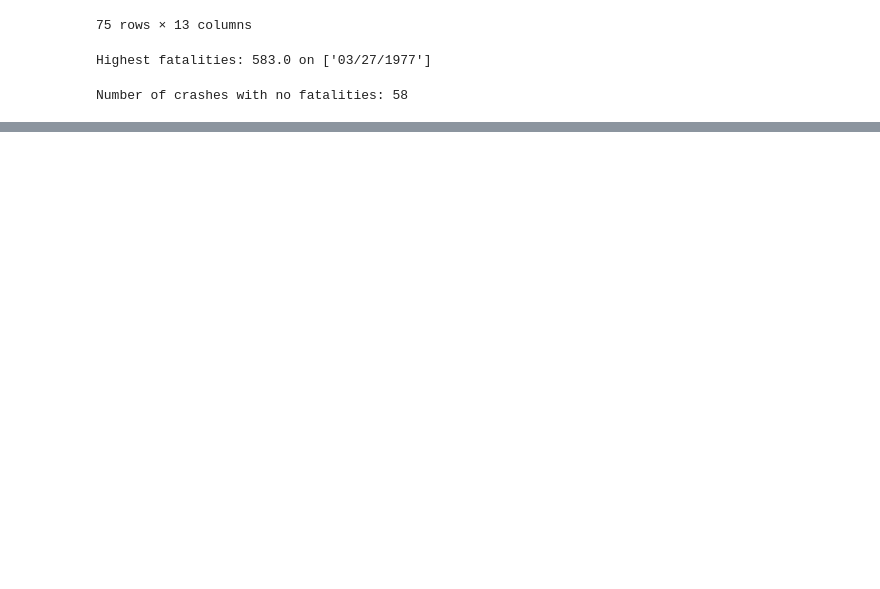
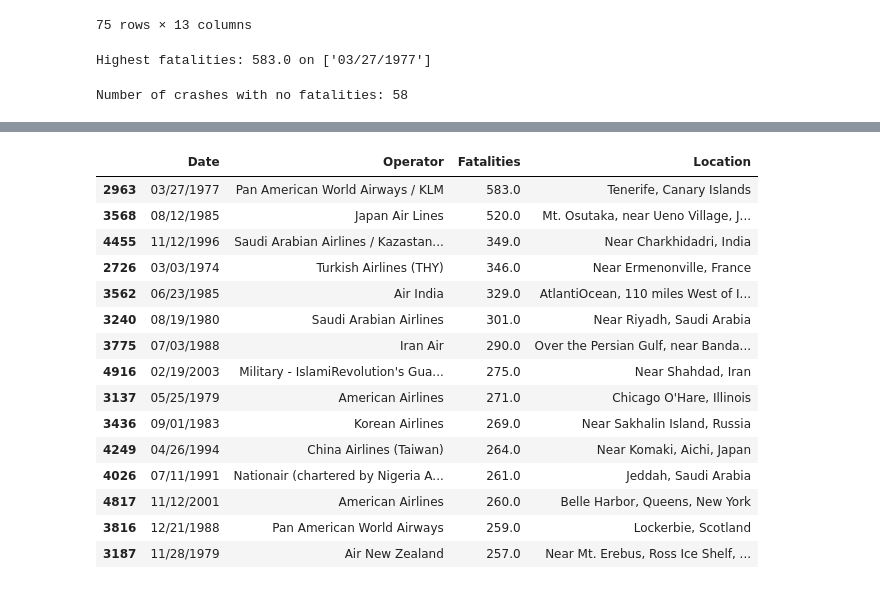
Before and after one commit to CodeWith-PeterBull/AI-RECAP-GROUP-VUlKAN-TASKS-2026, a Jupyter notebook: Data-Cleaning_Practical-Exercise-5/Airplane_Crashes_Data_Cleaning.ipynb, the cells around one changed output, grey strips where cells are left out. Cells and saved outputs as stored; diff of their text form; code cells hidden in the pictures; blank space fills up the shorter version.

```diff
--- a/Data-Cleaning_Practical-Exercise-5/Airplane_Crashes_Data_Cleaning.ipynb
+++ b/Data-Cleaning_Practical-Exercise-5/Airplane_Crashes_Data_Cleaning.ipynb
@@ -43,0 +66,21 @@ Number of crashes with no fatalities: 58
+# %%
+top_100_fatalities = fatality_locations.sort_values(by='Fatalities', ascending=False).head(100)
+
+top_100_fatalities[['Date', 'Operator', 'Fatalities', 'Location']].head(15)
+# %% [output]
+|  | Date | Operator | Fatalities | Location |
+| 2963 | 03/27/1977 | Pan American World Airways / KLM | 583.0 | Tenerife, Canary Islands |
+| 3568 | 08/12/1985 | Japan Air Lines | 520.0 | Mt. Osutaka, near Ueno Village, J... |
+| 4455 | 11/12/1996 | Saudi Arabian Airlines / Kazastan... | 349.0 | Near Charkhidadri, India |
+| 2726 | 03/03/1974 | Turkish Airlines (THY) | 346.0 | Near Ermenonville, France |
+| 3562 | 06/23/1985 | Air India | 329.0 | AtlantiOcean, 110 miles West of I... |
+| 3240 | 08/19/1980 | Saudi Arabian Airlines | 301.0 | Near Riyadh, Saudi Arabia |
+| 3775 | 07/03/1988 | Iran Air | 290.0 | Over the Persian Gulf, near Banda... |
+| 4916 | 02/19/2003 | Military - IslamiRevolution's Gua... | 275.0 | Near Shahdad, Iran |
+| 3137 | 05/25/1979 | American Airlines | 271.0 | Chicago O'Hare, Illinois |
+| 3436 | 09/01/1983 | Korean Airlines | 269.0 | Near Sakhalin Island, Russia |
+| 4249 | 04/26/1994 | China Airlines (Taiwan) | 264.0 | Near Komaki, Aichi, Japan |
+| 4026 | 07/11/1991 | Nationair (chartered by Nigeria A... | 261.0 | Jeddah, Saudi Arabia |
+| 4817 | 11/12/2001 | American Airlines | 260.0 | Belle Harbor, Queens, New York |
+| 3816 | 12/21/1988 | Pan American World Airways | 259.0 | Lockerbie, Scotland |
+| 3187 | 11/28/1979 | Air New Zealand | 257.0 | Near Mt. Erebus, Ross Ice Shelf, ... |
```
Also changed, not shown: parts of 5 cells of this notebook.
